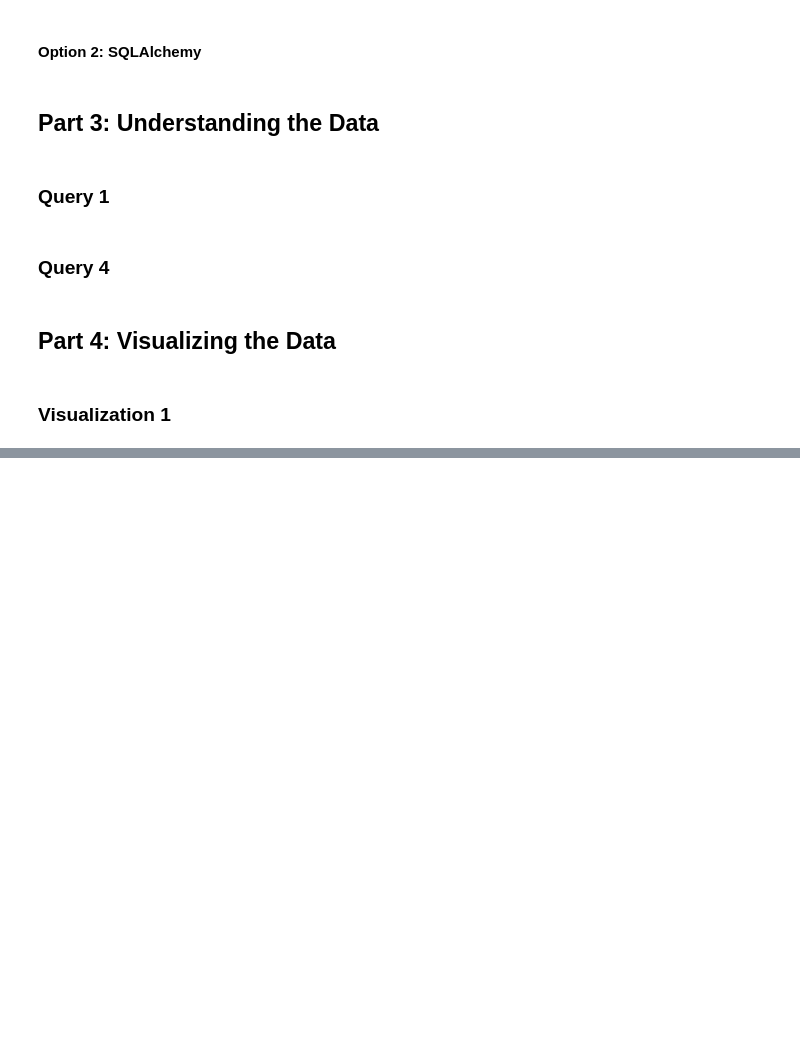
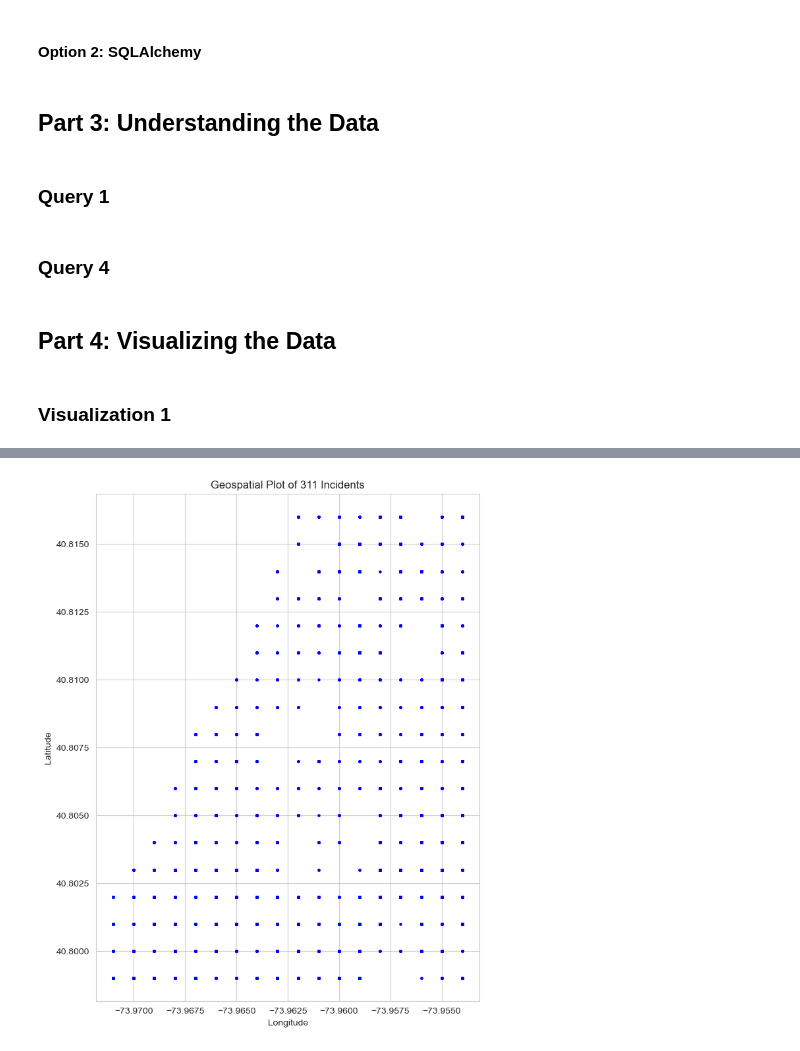
Before and after one commit to Juijiachen/NYC-Rental-Analysis, a Jupyter notebook: Final Project.ipynb, the cells around one changed output, grey strips where cells are left out. Saved outputs shown, nothing was run; the diff lists cells and outputs as text; code cells hidden in the pictures; blank space fills up the shorter version.

```diff
--- a/Final Project.ipynb
+++ b/Final Project.ipynb
@@ -514,0 +655,46 @@ plot_visual_1(some_dataframe)
+# %%
+def plot_visual_5(gdf):
+    fig, ax = plt.subplots(figsize=(10, 10))
+    gdf.plot(ax=ax, markersize=5, color='blue', label='Incidents')
+
+    ax.set_title('Geospatial Plot of 311 Incidents')
+    ax.set_xlabel('Longitude')
+    ax.set_ylabel('Latitude')
+
+    plt.show()
+# %%
+from sqlalchemy import text
+import geopandas as gpd
+from shapely.geometry import Point
+import matplotlib.pyplot as plt
+
+def get_data_for_visual_5(center_lat, center_long, radius_degree):
+    QUERY = text(f"""
+        SELECT latitude, longitude
+        FROM nyc_311_services
+        WHERE created_date >= '2023-01-01' AND created_date <= '2023-09-30'
+        AND (latitude BETWEEN {center_lat - radius_degree} AND {center_lat + radius_degree})
+        AND (longitude BETWEEN {center_long - radius_degree} AND {center_long + radius_degree});
+    """)
+    with engine.connect() as conn:
+        result = conn.execute(QUERY)
+        dataframe = pd.DataFrame(result.fetchall(), columns=result.keys())
+
+    gdf = gpd.GeoDataFrame(
+        dataframe,
+        geometry=[Point(xy) for xy in zip(dataframe.longitude, dataframe.latitude)],
+        crs="EPSG:4326"
+    )
+    return gdf
+# %%
+center_lat = 40.80737875669467
+center_long = -73.96253174434912
+
+# Calculate the radius in degrees
+radius_km = 1
+radius_degree = radius_km / 111
+
+data_for_visualization = get_data_for_visual_5(center_lat, center_long, radius_degree)
+plot_visual_5(data_for_visualization)
+# %% [output]
+[figure, added]
```
Also changed, not shown: parts of 19 cells of this notebook, 2 other files.
